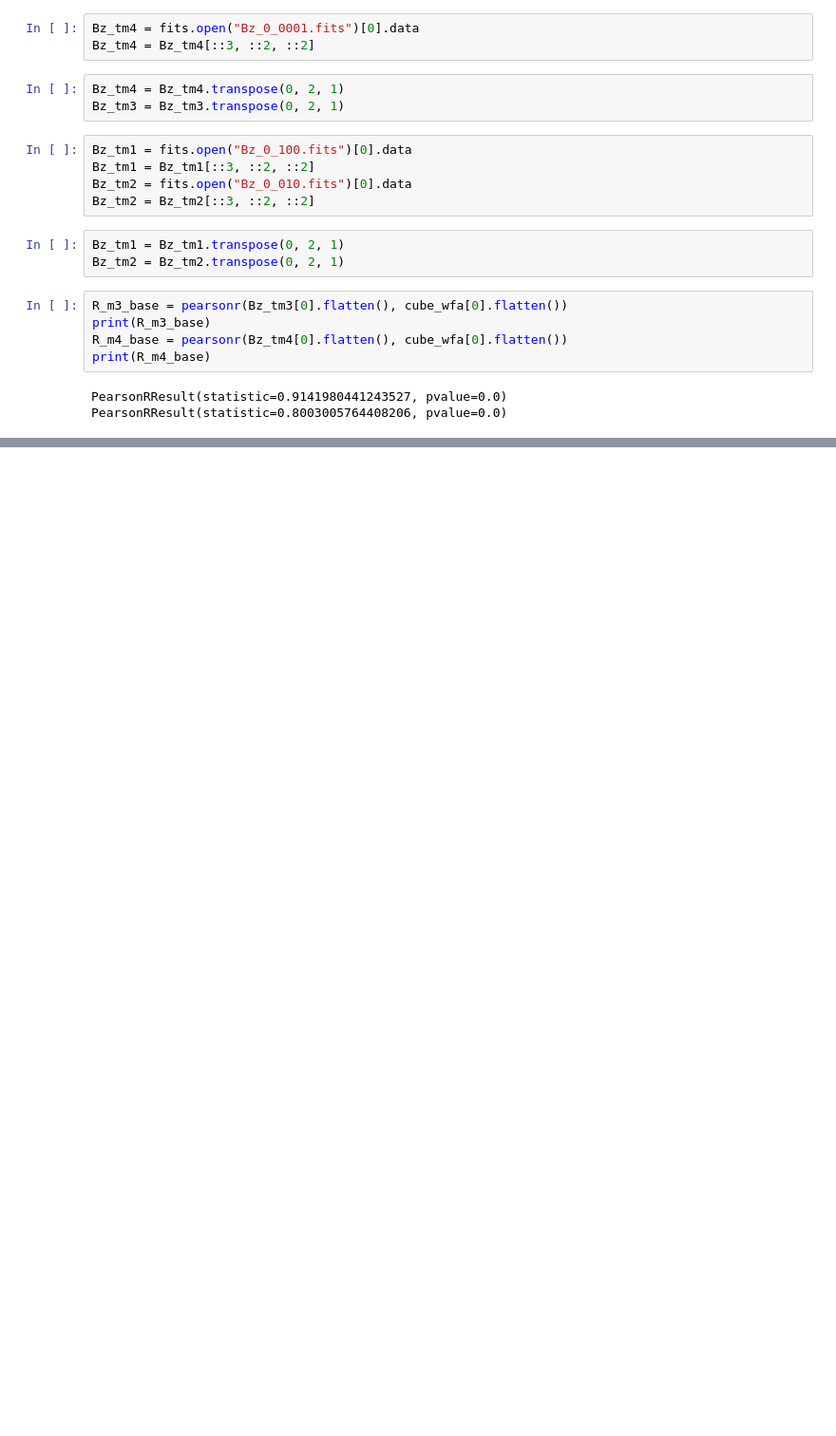
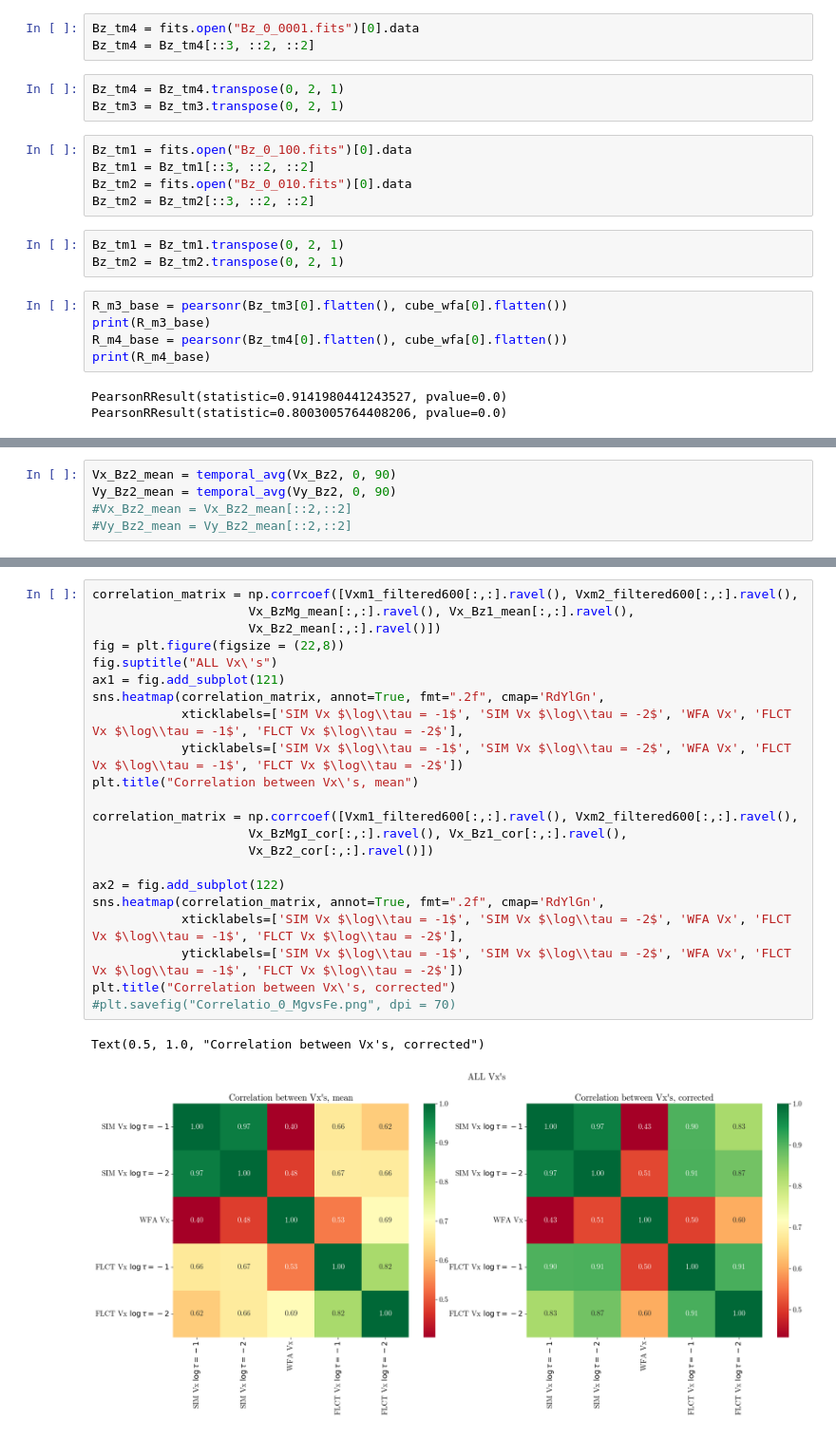
Before and after one commit to TheodoreKostic/Tracking_features, a Jupyter notebook: FirstPaper/WFA_MgIb2.ipynb, the cells around one changed output, grey strips where cells are left out. Shown at 95% size. Saved outputs shown, nothing was run; the diff lists cells and outputs as text; blank space fills up the shorter version.

```diff
--- a/FirstPaper/WFA_MgIb2.ipynb
+++ b/FirstPaper/WFA_MgIb2.ipynb
@@ -179,0 +230,5 @@ plt.savefig("Wfa_Bz.png", dpi = 70)
+# %%
+Vx_Bz2_mean = temporal_avg(Vx_Bz2, 0, 90)
+Vy_Bz2_mean = temporal_avg(Vy_Bz2, 0, 90)
+#Vx_Bz2_mean = Vx_Bz2_mean[::2,::2]
+#Vy_Bz2_mean = Vy_Bz2_mean[::2,::2]
@@ -179,0 +267,25 @@ plt.savefig("Wfa_Bz.png", dpi = 70)
+# %%
+correlation_matrix = np.corrcoef([Vxm1_filtered600[:,:].ravel(), Vxm2_filtered600[:,:].ravel(),
+                     Vx_BzMg_mean[:,:].ravel(), Vx_Bz1_mean[:,:].ravel(),
+                     Vx_Bz2_mean[:,:].ravel()])
+fig = plt.figure(figsize = (22,8))
+fig.suptitle("ALL Vx\'s")
+ax1 = fig.add_subplot(121)
+sns.heatmap(correlation_matrix, annot=True, fmt=".2f", cmap='RdYlGn',
+            xticklabels=['SIM Vx $\log\\tau = -1$', 'SIM Vx $\log\\tau = -2$', 'WFA Vx', 'FLCT Vx $\log\\tau = -1$', 'FLCT Vx $\log\\tau = -2$'],
+            yticklabels=['SIM Vx $\log\\tau = -1$', 'SIM Vx $\log\\tau = -2$', 'WFA Vx', 'FLCT Vx $\log\\tau = -1$', 'FLCT Vx $\log\\tau = -2$'])
+plt.title("Correlation between Vx\'s, mean")
+
+correlation_matrix = np.corrcoef([Vxm1_filtered600[:,:].ravel(), Vxm2_filtered600[:,:].ravel(),
+                     Vx_BzMgI_cor[:,:].ravel(), Vx_Bz1_cor[:,:].ravel(),
+                     Vx_Bz2_cor[:,:].ravel()])
+
+ax2 = fig.add_subplot(122)
+sns.heatmap(correlation_matrix, annot=True, fmt=".2f", cmap='RdYlGn',
+            xticklabels=['SIM Vx $\log\\tau = -1$', 'SIM Vx $\log\\tau = -2$', 'WFA Vx', 'FLCT Vx $\log\\tau = -1$', 'FLCT Vx $\log\\tau = -2$'],
+            yticklabels=['SIM Vx $\log\\tau = -1$', 'SIM Vx $\log\\tau = -2$', 'WFA Vx', 'FLCT Vx $\log\\tau = -1$', 'FLCT Vx $\log\\tau = -2$'])
+plt.title("Correlation between Vx\'s, corrected")
+#plt.savefig("Correlatio_0_MgvsFe.png", dpi = 70)
+# %% [output]
+Text(0.5, 1.0, "Correlation between Vx's, corrected")
+[figure, added]
```
Also changed, not shown: parts of 69 cells of this notebook.
